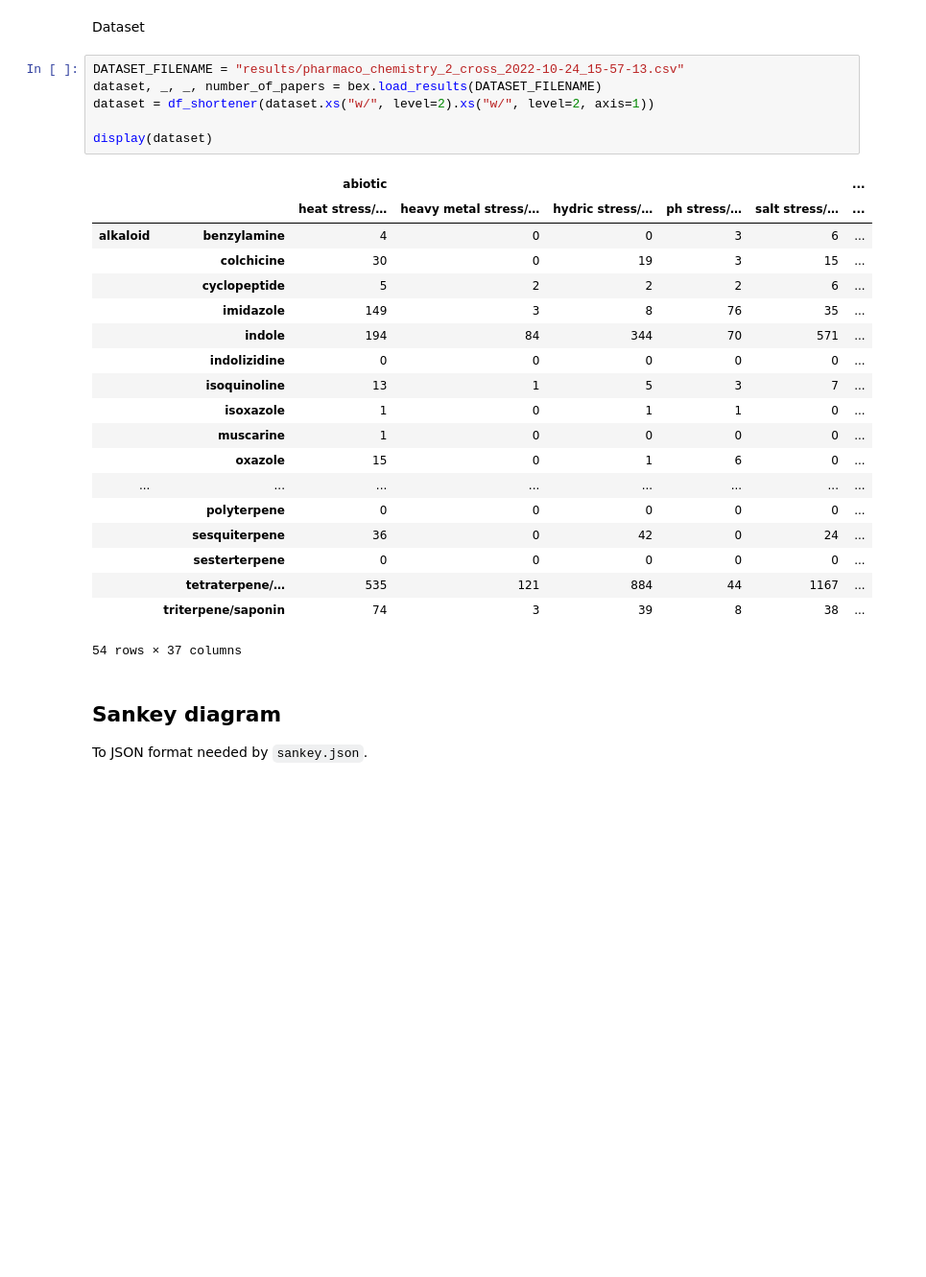
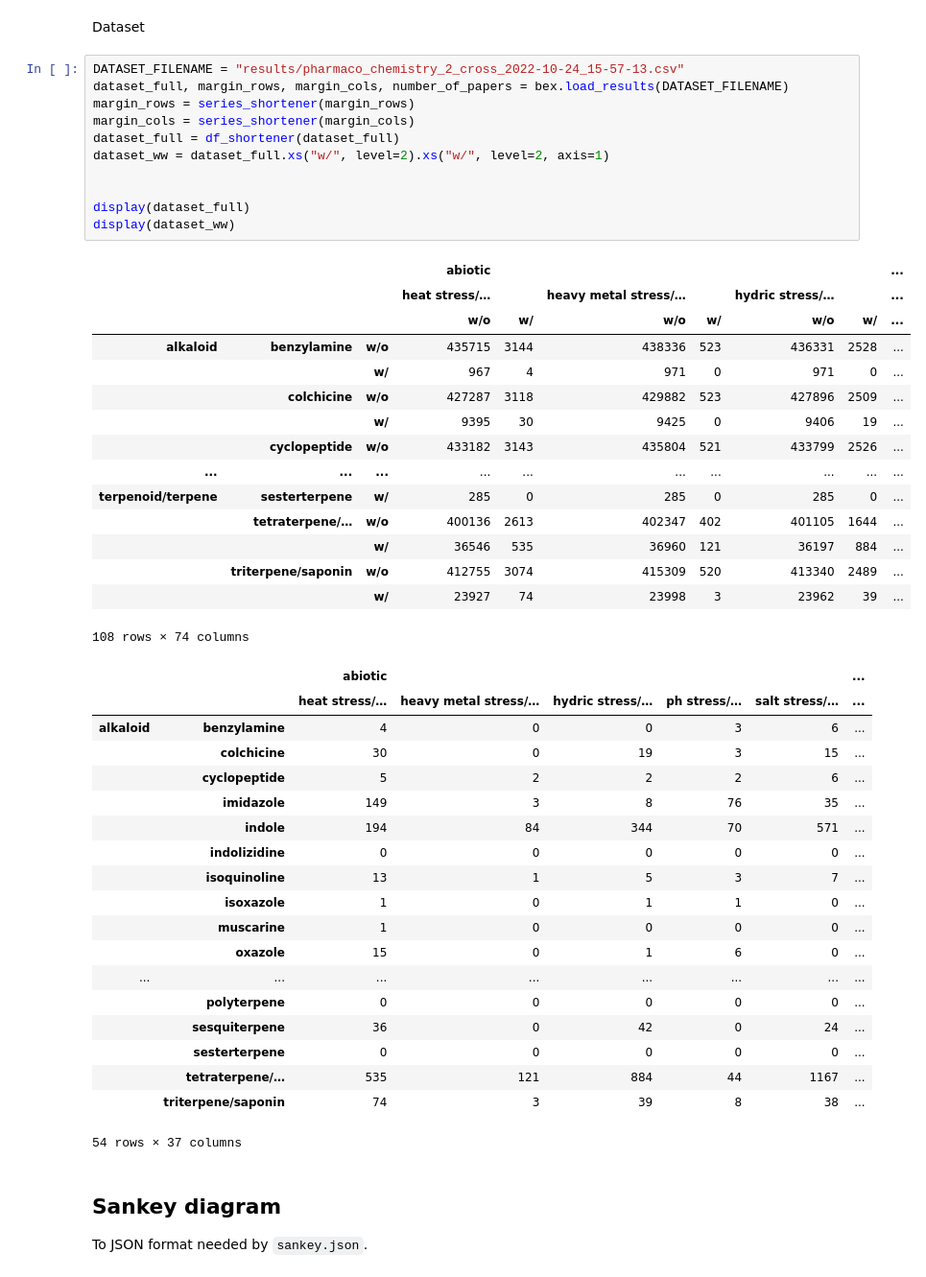
Before and after one commit to unc-informatique/pharmaco-chemistry-biblio, a Jupyter notebook: df_to_vega.ipynb, the cells around one changed output. Shown at 96% size. Cells and saved outputs as stored; diff of their text form; blank space fills up the shorter version.

```diff
--- a/df_to_vega.ipynb
+++ b/df_to_vega.ipynb
@@ -45,30 +54,50 @@ def series_shortener(ser):
 Dataset
 # %%
 DATASET_FILENAME = "results/pharmaco_chemistry_2_cross_2022-10-24_15-57-13.csv"
-dataset, _, _, number_of_papers = bex.load_results(DATASET_FILENAME)
-dataset = df_shortener(dataset.xs("w/", level=2).xs("w/", level=2, axis=1))
+dataset_full, margin_rows, margin_cols, number_of_papers = bex.load_results(DATASET_FILENAME)
+margin_rows = series_shortener(margin_rows)
+margin_cols = series_shortener(margin_cols)
+dataset_full = df_shortener(dataset_full)
+dataset_ww = dataset_full.xs("w/", level=2).xs("w/", level=2, axis=1)
 
-display(dataset)
+
+display(dataset_full)
+display(dataset_ww)
 # %% [output]
-|  |  | abiotic |  |  |  |  | ... |
-|  |  | heat stress/… | heavy metal stress/… | hydric stress/… | ph stress/… | salt stress/… | ... |
-| alkaloid | benzylamine | 4 | 0 | 0 | 3 | 6 | ... |
-|  | colchicine | 30 | 0 | 19 | 3 | 15 | ... |
-|  | cyclopeptide | 5 | 2 | 2 | 2 | 6 | ... |
-|  | imidazole | 149 | 3 | 8 | 76 | 35 | ... |
-|  | indole | 194 | 84 | 344 | 70 | 571 | ... |
-|  | indolizidine | 0 | 0 | 0 | 0 | 0 | ... |
-|  | isoquinoline | 13 | 1 | 5 | 3 | 7 | ... |
-|  | isoxazole | 1 | 0 | 1 | 1 | 0 | ... |
-|  | muscarine | 1 | 0 | 0 | 0 | 0 | ... |
-|  | oxazole | 15 | 0 | 1 | 6 | 0 | ... |
-| ... | ... | ... | ... | ... | ... | ... | ... |
-|  | polyterpene | 0 | 0 | 0 | 0 | 0 | ... |
-|  | sesquiterpene | 36 | 0 | 42 | 0 | 24 | ... |
-|  | sesterterpene | 0 | 0 | 0 | 0 | 0 | ... |
-|  | tetraterpene/… | 535 | 121 | 884 | 44 | 1167 | ... |
-|  | triterpene/saponin | 74 | 3 | 39 | 8 | 38 | ... |
+|  |  |  | abiotic |  |  |  |  |  | ... |
+|  |  |  | heat stress/… |  | heavy metal stress/… |  | hydric stress/… |  | ... |
+|  |  |  | w/o | w/ | w/o | w/ | w/o | w/ | ... |
+| alkaloid | benzylamine | w/o | 435715 | 3144 | 438336 | 523 | 436331 | 2528 | ... |
+|  |  | w/ | 967 | 4 | 971 | 0 | 971 | 0 | ... |
+|  | colchicine | w/o | 427287 | 3118 | 429882 | 523 | 427896 | 2509 | ... |
+|  |  | w/ | 9395 | 30 | 9425 | 0 | 9406 | 19 | ... |
+|  | cyclopeptide | w/o | 433182 | 3143 | 435804 | 521 | 433799 | 2526 | ... |
+| ... | ... | ... | ... | ... | ... | ... | ... | ... | ... |
+| terpenoid/terpene | sesterterpene | w/ | 285 | 0 | 285 | 0 | 285 | 0 | ... |
+|  | tetraterpene/… | w/o | 400136 | 2613 | 402347 | 402 | 401105 | 1644 | ... |
+|  |  | w/ | 36546 | 535 | 36960 | 121 | 36197 | 884 | ... |
+|  | triterpene/saponin | w/o | 412755 | 3074 | 415309 | 520 | 413340 | 2489 | ... |
+|  |  | w/ | 23927 | 74 | 23998 | 3 | 23962 | 39 | ... |
-54 rows × 37 columns
+108 rows × 74 columns
+|  |  | abiotic |  |  |  |  | ... |
+|  |  | heat stress/… | heavy metal stress/… | hydric stress/… | ph stress/… | salt stress/… | ... |
+| alkaloid | benzylamine | 4 | 0 | 0 | 3 | 6 | ... |
+|  | colchicine | 30 | 0 | 19 | 3 | 15 | ... |
+|  | cyclopeptide | 5 | 2 | 2 | 2 | 6 | ... |
+|  | imidazole | 149 | 3 | 8 | 76 | 35 | ... |
+|  | indole | 194 | 84 | 344 | 70 | 571 | ... |
+|  | indolizidine | 0 | 0 | 0 | 0 | 0 | ... |
+|  | isoquinoline | 13 | 1 | 5 | 3 | 7 | ... |
+|  | isoxazole | 1 | 0 | 1 | 1 | 0 | ... |
+|  | muscarine | 1 | 0 | 0 | 0 | 0 | ... |
+|  | oxazole | 15 | 0 | 1 | 6 | 0 | ... |
+| ... | ... | ... | ... | ... | ... | ... | ... |
+|  | polyterpene | 0 | 0 | 0 | 0 | 0 | ... |
+|  | sesquiterpene | 36 | 0 | 42 | 0 | 24 | ... |
+|  | sesterterpene | 0 | 0 | 0 | 0 | 0 | ... |
+|  | tetraterpene/… | 535 | 121 | 884 | 44 | 1167 | ... |
+|  | triterpene/saponin | 74 | 3 | 39 | 8 | 38 | ... |
+54 rows × 37 columns
 # %% [markdown]
 ## Sankey diagram
 
```
Also changed, not shown: parts of 14 cells of this notebook, 23 other files.
